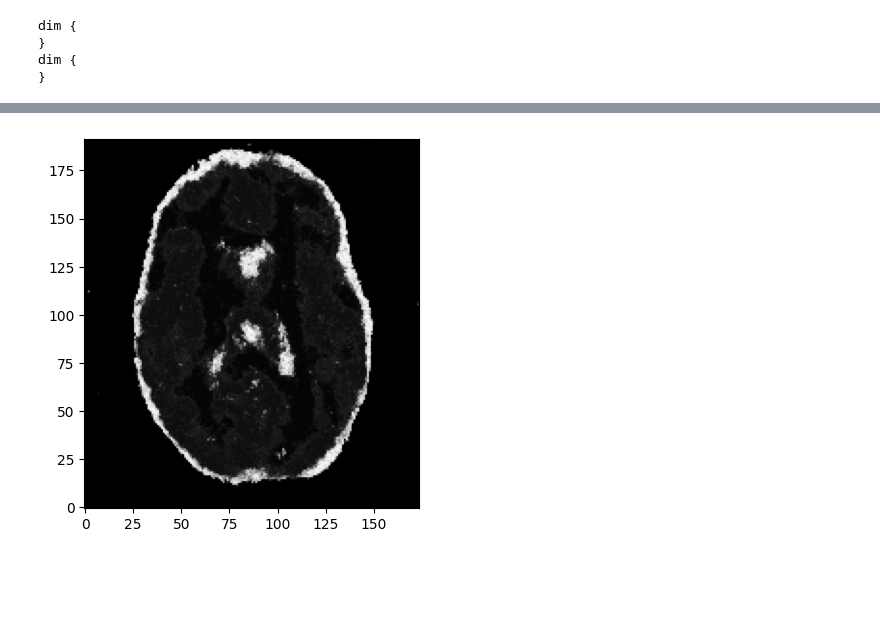
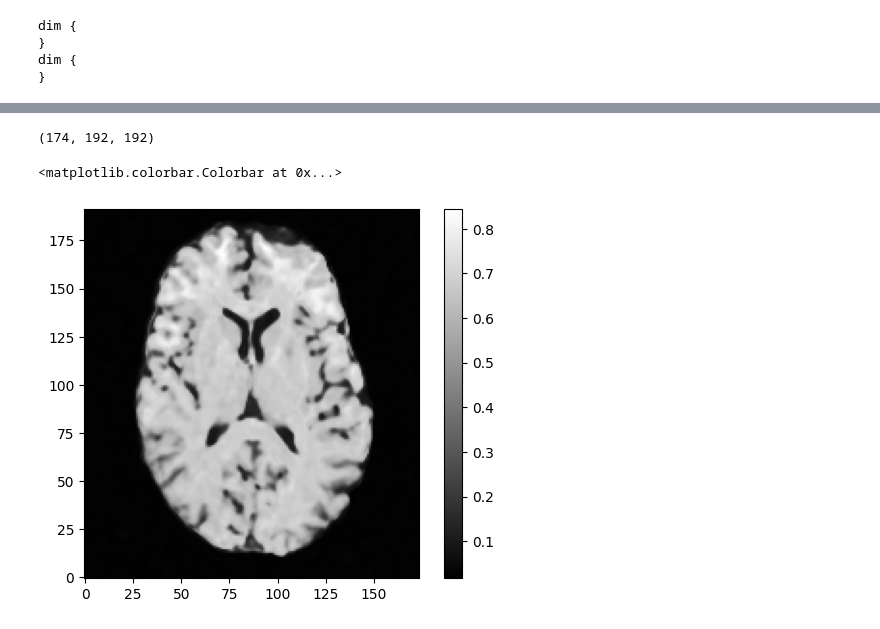
Before and after one commit to pranav-ind/hulfsynth, a Jupyter notebook: inference2.ipynb, the cells around one changed output, grey strips where cells are left out. Saved outputs shown, nothing was run; the diff lists cells and outputs as text; code cells hidden in the pictures; blank space fills up the shorter version.

```diff
--- a/inference2.ipynb
+++ b/inference2.ipynb
@@ -99,7 +99,7 @@ gt_image:  torch.Size([174, 192, 192, 1]) lf_gt:  torch.Size([87, 96, 192, 1]) l
 gt_image, lf_gt loaded
 Device =  mps
 # %%
-model_loc = "/Users/pi58/Library/CloudStorage/Box-Box/PhD/MPhil/Projects/Hulf_Synth/saved_models/model0.onnx"
+model_loc = "/Users/pi58/Library/CloudStorage/Box-Box/PhD/MPhil/Projects/Hulf_Synth/saved_models/model_best.onnx"
 onnx_model = onnx.load(model_loc)
 onnx.checker.check_model(onnx_model)
 
@@ -161,5 +160,11 @@ pred_seg = np.stack(pred_seg, axis = 0)
+# %%
+predictions.shape
+# %% [output]
+(174, 192, 192)
 # %%
-plt.imshow(pred_seg[3,:,:,95].T,cmap='gray')
+plt.imshow(predictions[:,:,95].T,cmap='gray')
 plt.gca().invert_yaxis()
+plt.colorbar()
 # %% [output]
+<matplotlib.colorbar.Colorbar at 0x...>
-[figure, old version]
+[figure, new version]
```
Also changed, not shown: parts of 12 cells of this notebook, 4 other files.
